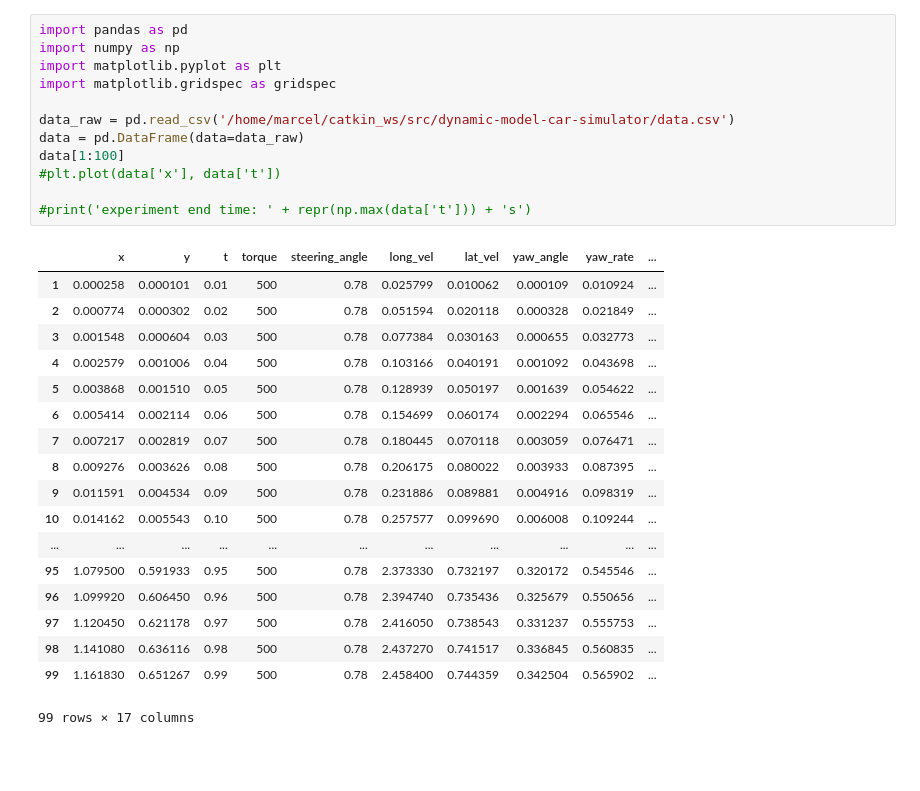
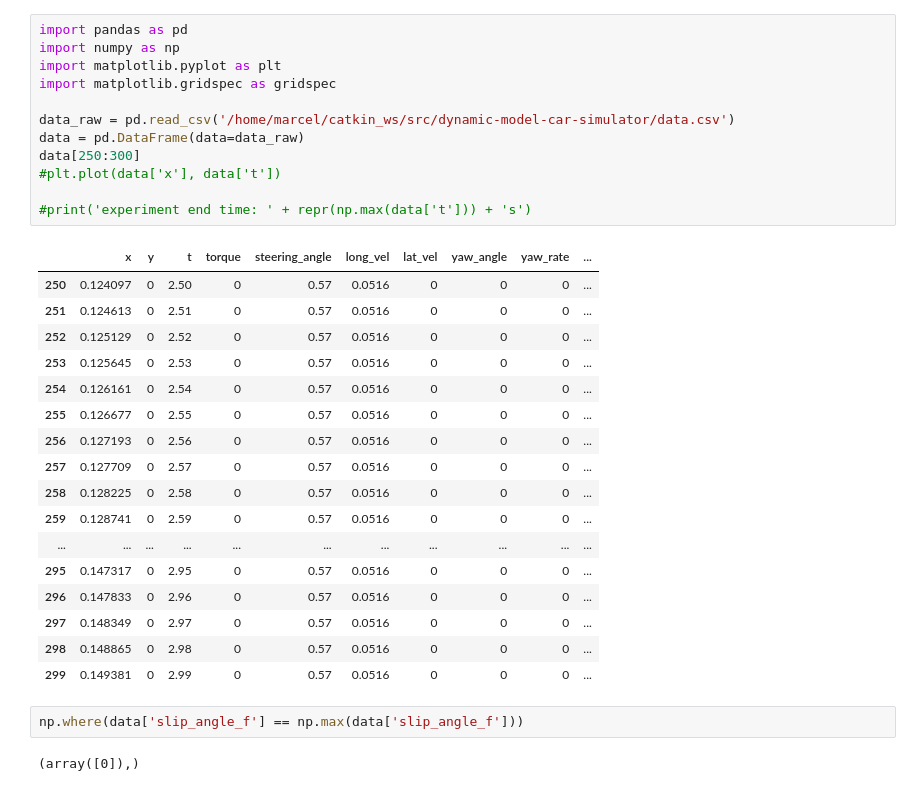
Before and after one commit to AvaRat/dynamic-model-car-simulator, a Jupyter notebook: simulator_visualization.ipynb, the cells around one changed output. Cells and saved outputs as stored; diff of their text form; blank space fills up the shorter version.

```diff
--- a/simulator_visualization.ipynb
+++ b/simulator_visualization.ipynb
@@ -1,31 +1,34 @@
 # %%
 import pandas as pd
 import numpy as np
 import matplotlib.pyplot as plt
 import matplotlib.gridspec as gridspec
 
 data_raw = pd.read_csv('/home/marcel/catkin_ws/src/dynamic-model-car-simulator/data.csv')
 data = pd.DataFrame(data=data_raw)
-data[1:100]
+data[250:300]
 #plt.plot(data['x'], data['t'])
 
 #print('experiment end time: ' + repr(np.max(data['t'])) + 's')
 # %% [output]
 |  | x | y | t | torque | steering_angle | long_vel | lat_vel | yaw_angle | yaw_rate | ... |
-| 1 | 0.000258 | 0.000101 | 0.01 | 500 | 0.78 | 0.025799 | 0.010062 | 0.000109 | 0.010924 | ... |
-| 2 | 0.000774 | 0.000302 | 0.02 | 500 | 0.78 | 0.051594 | 0.020118 | 0.000328 | 0.021849 | ... |
-| 3 | 0.001548 | 0.000604 | 0.03 | 500 | 0.78 | 0.077384 | 0.030163 | 0.000655 | 0.032773 | ... |
-| 4 | 0.002579 | 0.001006 | 0.04 | 500 | 0.78 | 0.103166 | 0.040191 | 0.001092 | 0.043698 | ... |
-| 5 | 0.003868 | 0.001510 | 0.05 | 500 | 0.78 | 0.128939 | 0.050197 | 0.001639 | 0.054622 | ... |
-| 6 | 0.005414 | 0.002114 | 0.06 | 500 | 0.78 | 0.154699 | 0.060174 | 0.002294 | 0.065546 | ... |
-| 7 | 0.007217 | 0.002819 | 0.07 | 500 | 0.78 | 0.180445 | 0.070118 | 0.003059 | 0.076471 | ... |
-| 8 | 0.009276 | 0.003626 | 0.08 | 500 | 0.78 | 0.206175 | 0.080022 | 0.003933 | 0.087395 | ... |
-| 9 | 0.011591 | 0.004534 | 0.09 | 500 | 0.78 | 0.231886 | 0.089881 | 0.004916 | 0.098319 | ... |
-| 10 | 0.014162 | 0.005543 | 0.10 | 500 | 0.78 | 0.257577 | 0.099690 | 0.006008 | 0.109244 | ... |
+| 250 | 0.124097 | 0 | 2.50 | 0 | 0.57 | 0.0516 | 0 | 0 | 0 | ... |
+| 251 | 0.124613 | 0 | 2.51 | 0 | 0.57 | 0.0516 | 0 | 0 | 0 | ... |
+| 252 | 0.125129 | 0 | 2.52 | 0 | 0.57 | 0.0516 | 0 | 0 | 0 | ... |
+| 253 | 0.125645 | 0 | 2.53 | 0 | 0.57 | 0.0516 | 0 | 0 | 0 | ... |
+| 254 | 0.126161 | 0 | 2.54 | 0 | 0.57 | 0.0516 | 0 | 0 | 0 | ... |
+| 255 | 0.126677 | 0 | 2.55 | 0 | 0.57 | 0.0516 | 0 | 0 | 0 | ... |
+| 256 | 0.127193 | 0 | 2.56 | 0 | 0.57 | 0.0516 | 0 | 0 | 0 | ... |
+| 257 | 0.127709 | 0 | 2.57 | 0 | 0.57 | 0.0516 | 0 | 0 | 0 | ... |
+| 258 | 0.128225 | 0 | 2.58 | 0 | 0.57 | 0.0516 | 0 | 0 | 0 | ... |
+| 259 | 0.128741 | 0 | 2.59 | 0 | 0.57 | 0.0516 | 0 | 0 | 0 | ... |
 | ... | ... | ... | ... | ... | ... | ... | ... | ... | ... | ... |
-| 95 | 1.079500 | 0.591933 | 0.95 | 500 | 0.78 | 2.373330 | 0.732197 | 0.320172 | 0.545546 | ... |
-| 96 | 1.099920 | 0.606450 | 0.96 | 500 | 0.78 | 2.394740 | 0.735436 | 0.325679 | 0.550656 | ... |
-| 97 | 1.120450 | 0.621178 | 0.97 | 500 | 0.78 | 2.416050 | 0.738543 | 0.331237 | 0.555753 | ... |
-| 98 | 1.141080 | 0.636116 | 0.98 | 500 | 0.78 | 2.437270 | 0.741517 | 0.336845 | 0.560835 | ... |
-| 99 | 1.161830 | 0.651267 | 0.99 | 500 | 0.78 | 2.458400 | 0.744359 | 0.342504 | 0.565902 | ... |
+| 295 | 0.147317 | 0 | 2.95 | 0 | 0.57 | 0.0516 | 0 | 0 | 0 | ... |
+| 296 | 0.147833 | 0 | 2.96 | 0 | 0.57 | 0.0516 | 0 | 0 | 0 | ... |
+| 297 | 0.148349 | 0 | 2.97 | 0 | 0.57 | 0.0516 | 0 | 0 | 0 | ... |
+| 298 | 0.148865 | 0 | 2.98 | 0 | 0.57 | 0.0516 | 0 | 0 | 0 | ... |
+| 299 | 0.149381 | 0 | 2.99 | 0 | 0.57 | 0.0516 | 0 | 0 | 0 | ... |
-99 rows × 17 columns
+# %%
+np.where(data['slip_angle_f'] == np.max(data['slip_angle_f']))
+# %% [output]
+(array([0]),)
```
Also changed, not shown: parts of 15 cells of this notebook, 4 other files.
